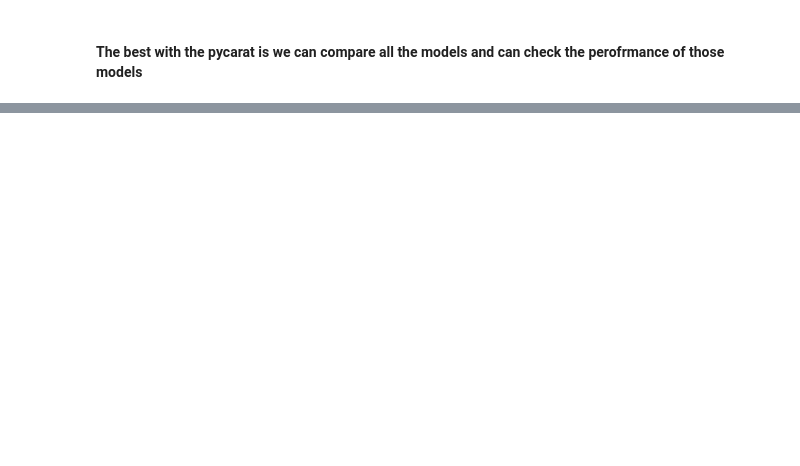
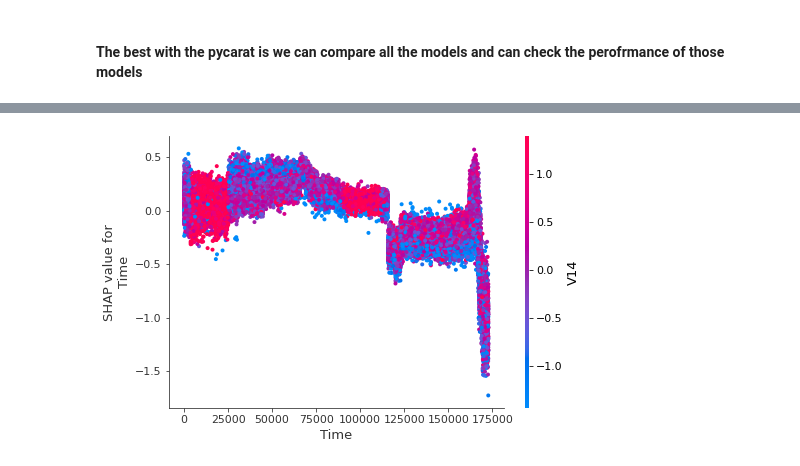
Before and after one commit to dixith249/Machine-Learning-projects, a Jupyter notebook: Credit card fraud detection/CreditCardFraudDetection.ipynb, the cells around one changed output, grey strips where cells are left out. Cells and saved outputs as stored; diff of their text form; code cells hidden in the pictures; blank space fills up the shorter version.

```diff
--- a/Credit card fraud detection/CreditCardFraudDetection.ipynb
+++ b/Credit card fraud detection/CreditCardFraudDetection.ipynb
@@ -125,0 +159,4 @@ Fitting 10 folds for each of 10 candidates, totalling 100 fits
+# %%
+interpret_model(catboost, plot='correlation')
+# %% [output]
+[figure, added]
```
Also changed, not shown: parts of 19 cells of this notebook.
